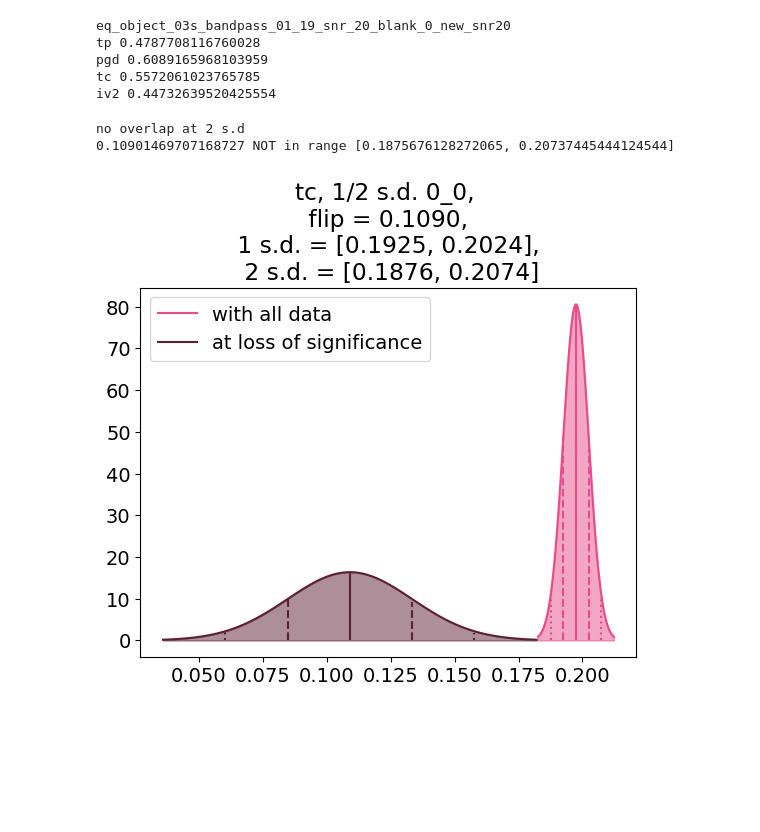
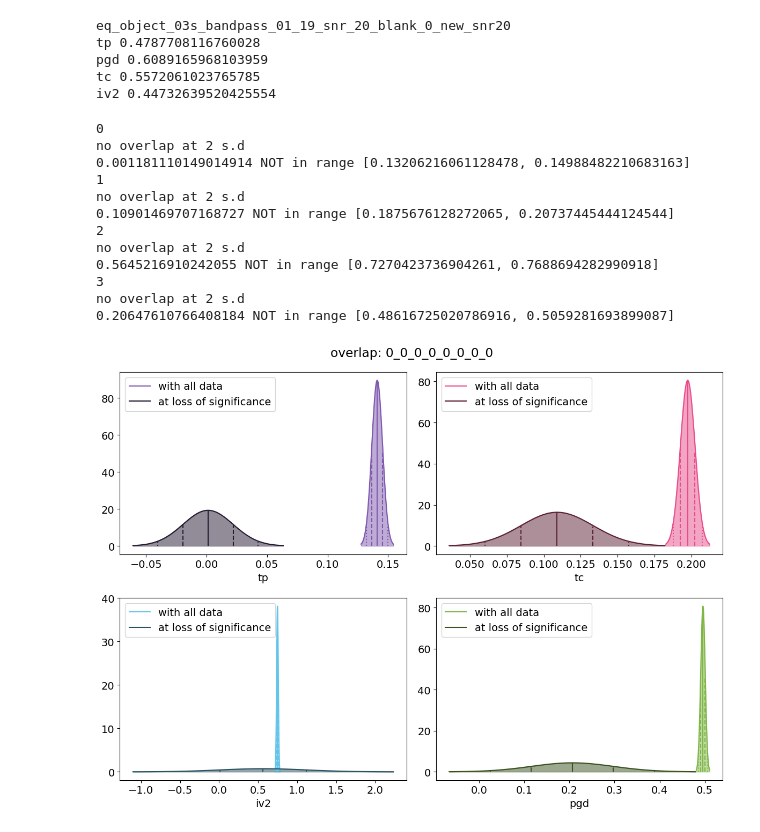
Before and after one commit to RebeccaColquhoun/seismo_det, a Jupyter notebook: code/check_significance_from_beginning_to_end.ipynb, the cells around one changed output. Cells and saved outputs as stored; diff of their text form; code cells hidden in the pictures; blank space fills up the shorter version.

```diff
--- a/code/check_significance_from_beginning_to_end.ipynb
+++ b/code/check_significance_from_beginning_to_end.ipynb
@@ -175,14 +175,16 @@ def test_overlap_subplots(params):
     param_names = ['tp', 'tc', 'iv2', 'pgd']
     colors = {'tp': '#7f58af', 'tc': '#e84d8a', 'iv2': '#64c5eb', 'pgd': '#7fb646'}
     colors_darker = {'tp': '#251A32', 'tc': '#5c2037', 'iv2': '#2b5160', 'pgd': '#39511f'}
-
+    fig, axs = plt.subplots(2, 2, figsize = (12, 9))
+    marker = ''
     for i, p in enumerate(params):
+        print(i)
         param_name = param_names[i]
         param_color = colors[param_name]
         flip_color = colors_darker[param_name]
 
         row, col = i//2, i%2
-        fig, axs = plt.subplots(2, 2, figsize = (12, 6))
+
 
         res = [idx for idx, val in enumerate(p[4]) if val > 0.05]
         if len(res) > 0:
@@ -191,15 +193,15 @@ def test_overlap_subplots(params):
         if p[0][flip] >= p[0][0]-p[1][0] and p[0][flip] <= p[0][0]+ p[1][0]:
             print('overlap at 1 s.d.')
             print(f'{p[0][flip]} in range [{p[0][0]-p[1][0]}, {p[0][0]+p[1][0]}]')
-            marker = '1_'
+            marker = marker + '1_'
         else:
-            marker = '0_'
+            marker = marker + '0_'
         if p[0][flip] >= p[0][0]-2*p[1][0] and p[0][flip] <= p[0][0]+2*p[1][0]:
             print('overlap at 2 s.d.')
             print(f'{p[0][flip]} in range [{p[0][0]-2*p[1][0]}, {p[0][0]+2*p[1][0]}]')
-            marker = marker + '1'
+            marker = marker + '1_'
         else:
-            marker = marker + '0'
+            marker = marker + '0_'
         if p[0][flip] <= p[0][0]-2*p[1][0] or p[0][flip] >= p[0][0]+2*p[1][0]:
             print('no overlap at 2 s.d')
             print(f'{p[0][flip]} NOT in range [{p[0][0]-2*p[1][0]}, {p[0][0]+2*p[1][0]}]')
@@ -239,12 +241,28 @@ def test_overlap_subplots(params):
         index = difference_array.argmin()
         axs[row][col].vlines(p[0][flip]-2*p[1][flip], 0, pdf[index], color = flip_color, linestyle = ':')
         axs[row][col].vlines(p[0][flip]+2*p[1][flip], 0, pdf[100-index], color = flip_color, linestyle = ':')
-        axs[row][col].title(f'{param_name}, 1/2 s.d. {marker}, \n flip = {p[0][flip]:.4f}, \n 1 s.d. = [{p[0][0]-1*p[1][0]:.4f}, {p[0][0]+1*p[1][0]:.4f}], \n 2 s.d. = [{p[0][0]-2*p[1][0]:.4f}, {p[0][0]+2*p[1][0]:.4f}]')
+        axs[row][col].set_xlabel(f'{param_name}')#, 1/2 s.d. {marker}, \n flip = {p[0][flip]:.4f}, \n 1 s.d. = [{p[0][0]-1*p[1][0]:.4f}, {p[0][0]+1*p[1][0]:.4f}], \n 2 s.d. = [{p[0][0]-2*p[1][0]:.4f}, {p[0][0]+2*p[1][0]:.4f}]')
         axs[row][col].legend()
-#axs[row][col].savefig()
-#axs[row][col].show()
-plt.show()
+    # fig.plot([], [], color='k', label='significant')
+    # fig.plot([], [], color='k', linestyle=':', label='insignificant')
+    # fig.legend()
+    fig.suptitle('overlap: ' + marker[:-1])
+    fig.tight_layout()
+    fig.savefig(f'/Users/rebecca/Documents/PhD/Research/Frequency/seismo_det/figures/overlaps/hypocentral/{f}_overlap_{marker[:-1]}.png')
+    plt.show()
-# %% [output]
-no overlap at 2 s.d
-0.10901469707168727 NOT in range [0.1875676128272065, 0.20737445444124544]
-[figure, removed]
+# %%
+test_overlap_subplots([tp_params, tc_params, iv2_params, pgd_params])
+# %% [output]
+0
+no overlap at 2 s.d
+0.001181110149014914 NOT in range [0.13206216061128478, 0.14988482210683163]
+1
+no overlap at 2 s.d
+0.10901469707168727 NOT in range [0.1875676128272065, 0.20737445444124544]
+2
+no overlap at 2 s.d
+0.5645216910242055 NOT in range [0.7270423736904261, 0.7688694282990918]
+3
+no overlap at 2 s.d
+0.20647610766408184 NOT in range [0.48616725020786916, 0.5059281693899087]
+[figure, added]
```
Also changed, not shown: parts of 4 cells of this notebook, 2 other files.
